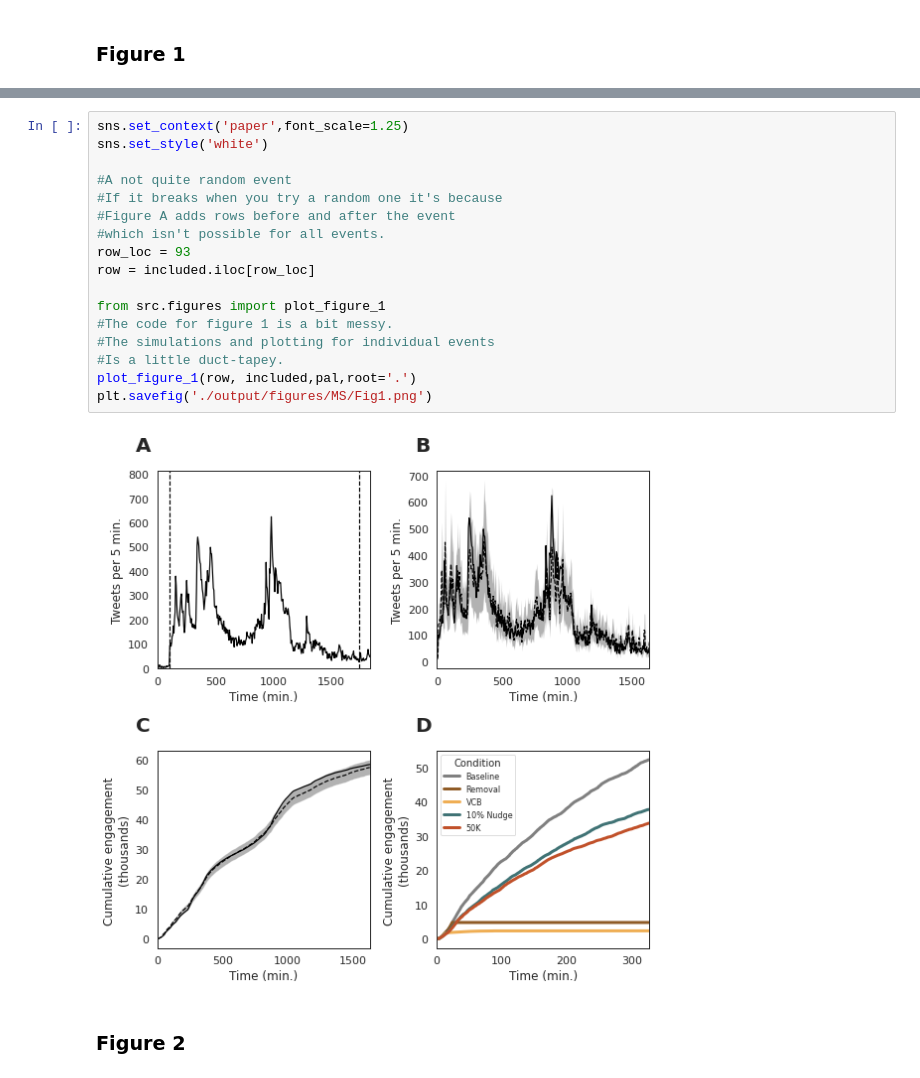
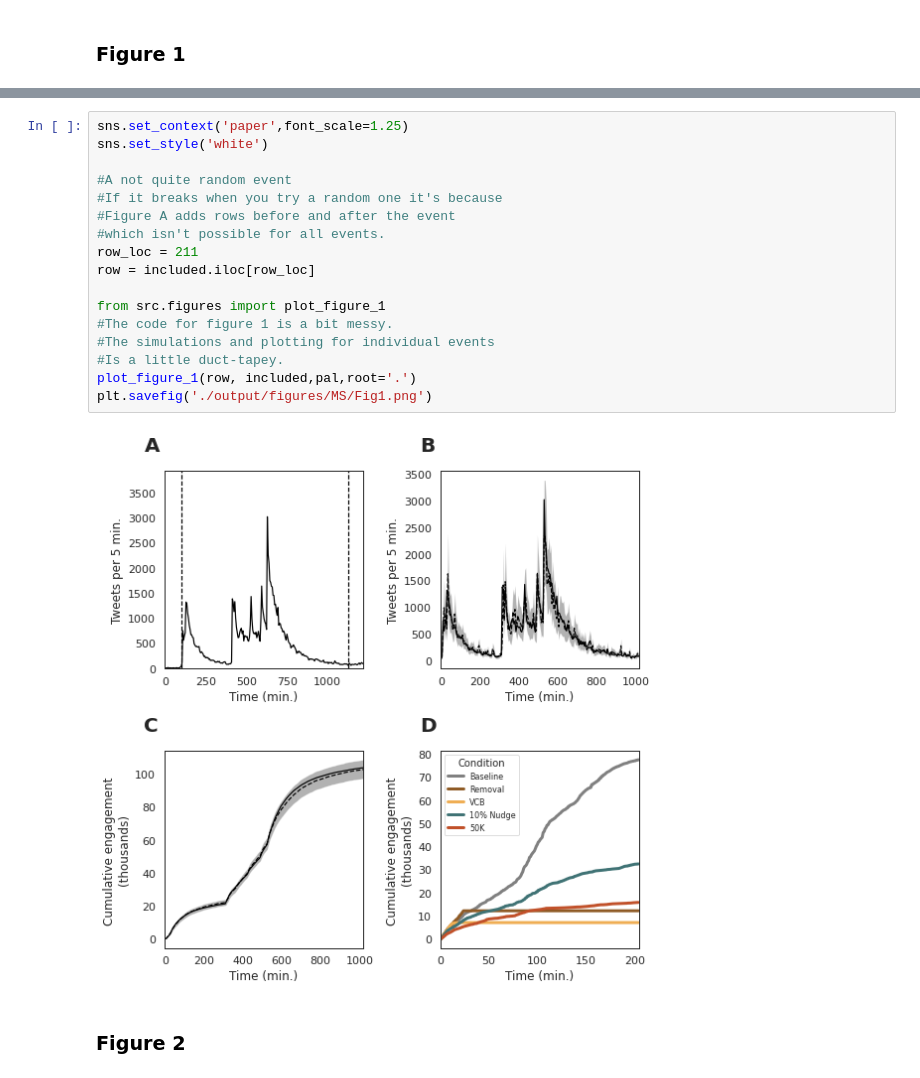
Before and after one commit to josephbb/CommunityNotesSim, a Jupyter notebook: Analysis.ipynb, the cells around one changed output, grey strips where cells are left out. Saved outputs shown, nothing was run; the diff lists cells and outputs as text.

```diff
--- a/Analysis.ipynb
+++ b/Analysis.ipynb
@@ -543,22 +571,22 @@ Name: 109, dtype: object
 # %%
 sns.set_context('paper',font_scale=1.25)
 sns.set_style('white')
 
 #A not quite random event
 #If it breaks when you try a random one it's because
 #Figure A adds rows before and after the event
 #which isn't possible for all events.
-row_loc = 93
+row_loc = 211
 row = included.iloc[row_loc]
 
 from src.figures import plot_figure_1
 #The code for figure 1 is a bit messy.
 #The simulations and plotting for individual events
 #Is a little duct-tapey.
 plot_figure_1(row, included,pal,root='.')
 plt.savefig('./output/figures/MS/Fig1.png')
 # %% [output]
-[figure, old version]
+[figure, new version]
 # %% [markdown]
 <h3>Figure 2</h3>
 # %%
```
Also changed, not shown: parts of 22 cells of this notebook, 4 other files.
